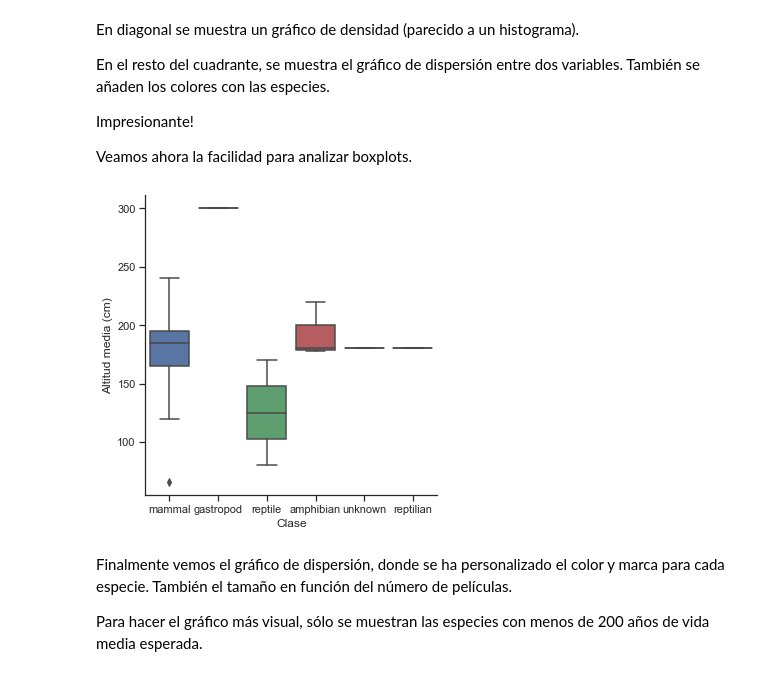
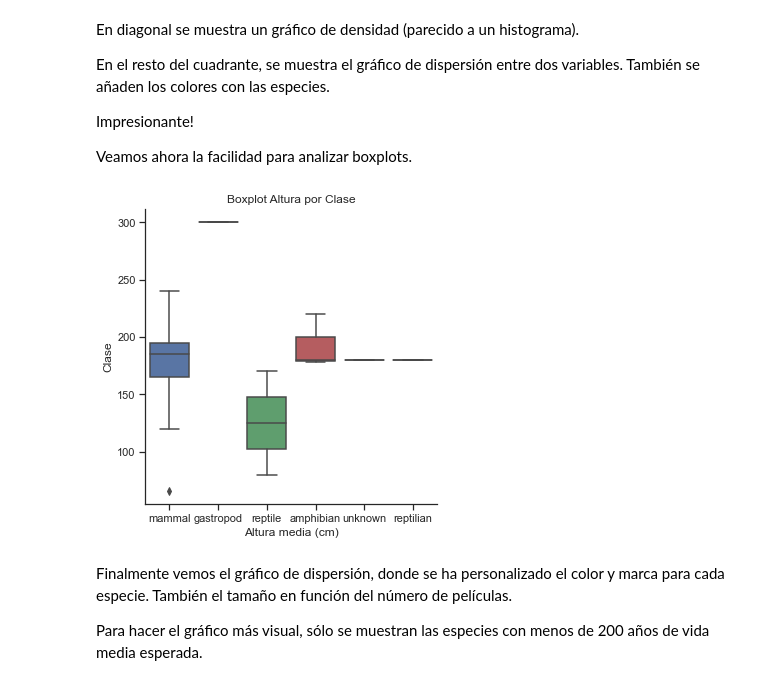
Before and after one commit to griu/mbdds_fc20, a Jupyter notebook: Python/modulo1_tema4_Py_20_matplotlib.ipynb, the cells around one changed output. Saved outputs shown, nothing was run; the diff lists cells and outputs as text; code cells hidden in the pictures.

```diff
--- a/Python/modulo1_tema4_Py_20_matplotlib.ipynb
+++ b/Python/modulo1_tema4_Py_20_matplotlib.ipynb
@@ -324,11 +345,15 @@ Veamos ahora la facilidad para analizar boxplots.
 # %%
 warnings.filterwarnings('default')   # filtramos warnings para evitar problemas con especies de un individuo.
 
 with sns.axes_style(style='ticks'):
     g = sns.catplot("classification", "average_height", data=species_df, kind="box")
-    g.set_axis_labels("Clase", "Altitud media (cm)");
+
+plt.gcf().subplots_adjust(top=0.95)
+plt.title("Boxplot Altura por Clase")
+plt.xlabel("Altura media (cm)")
+plt.ylabel("Clase");
 # %% [output]
-[figure, old version]
+[figure, new version]
 # %% [markdown]
 Finalmente vemos el gráfico de dispersión, donde se ha personalizado el color y marca para cada especie. También el tamaño en función del número de películas.
 
```
Also changed, not shown: parts of 17 cells of this notebook, 35 other files.
